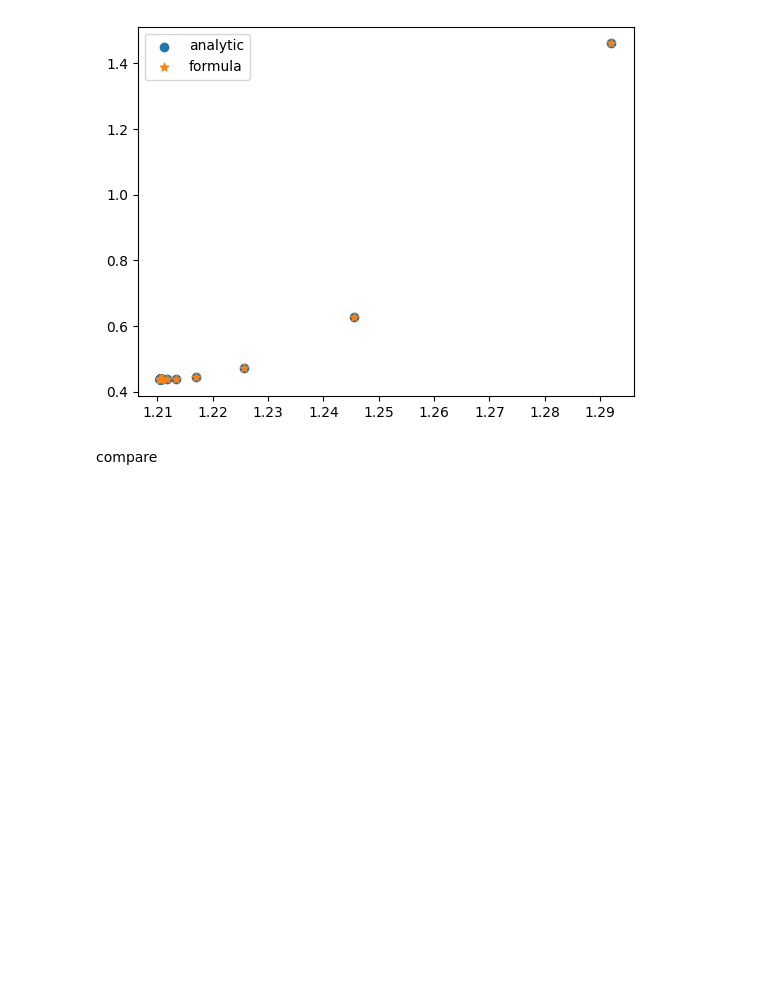
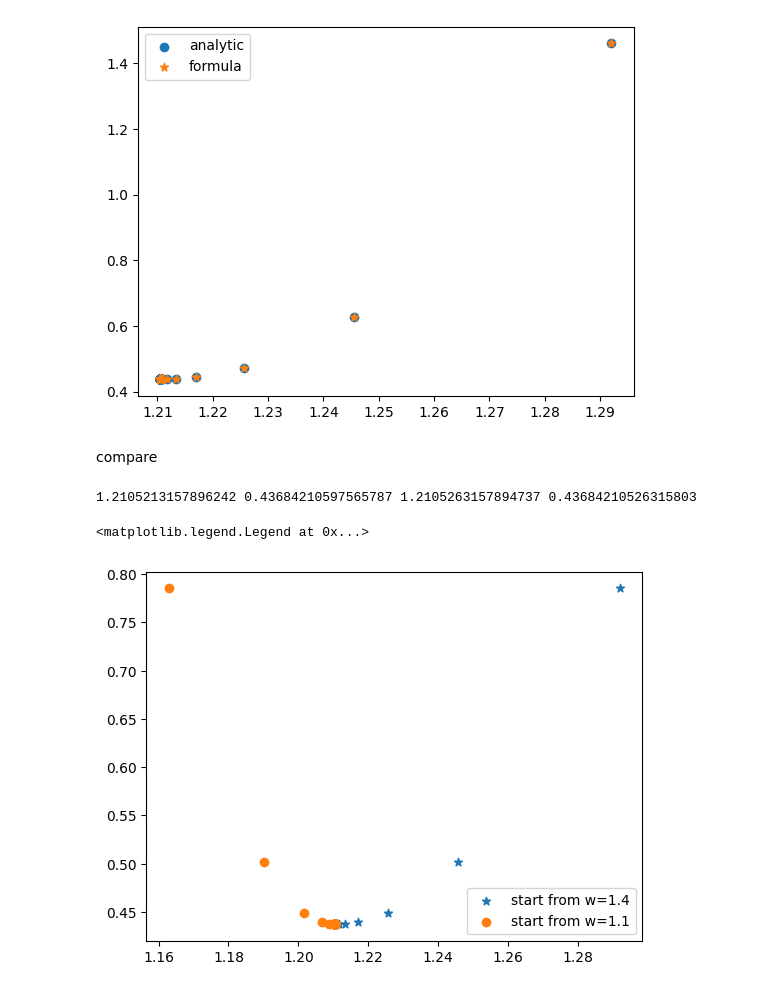
Before and after one commit to DVL-Sejong/augemented-analysis-for-industrial-data, a Jupyter notebook: Data-Analysis/Data-type-based-feature-extraction/tabular/basic/linear_regression.ipynb, the cells around one changed output. Saved outputs shown, nothing was run; the diff lists cells and outputs as text; code cells hidden in the pictures; blank space fills up the shorter version.

```diff
--- a/Data-Analysis/Data-type-based-feature-extraction/tabular/basic/linear_regression.ipynb
+++ b/Data-Analysis/Data-type-based-feature-extraction/tabular/basic/linear_regression.ipynb
@@ -146,3 +146,35 @@ plt.legend()
 [figure]
 # %% [markdown]
 compare
+# %%
+# 편미분 공식을 활용해서 GD를 진행하되, 서로 다른 w 지점으로 초기화 되었을 때의 학습 양상
+w1 = 1.4
+w2 = 1.1
+lr = 0.01
+
+list_w1 = []
+list_c1 = []
+list_w2 = []
+list_c2 = []
+
+for i in range(100): # 총 100번의 Iteration(반복)을 통해 학습을 진행해보자
+    grad, mean_cost = cal_grad(w1, cost)
+    grad2, mean_cost2 = cal_grad2(w2, cost)
+
+    w1 -= lr * grad
+    w2 -= lr * grad2
+    list_w1.append(w1)
+    list_w2.append(w2)
+    list_c1.append(mean_cost)
+    list_c2.append(mean_cost2)
+
+print(w1, mean_cost, w2, mean_cost2) # 100번의 학습이 끝난 후에 w1과 w2를 출력해보니 둘다 1.21 정도로 비슷한 값으로 수렴하는 것을 확인할 수 있다
+
+# 서로 다른 지점으로부터 시작하였더라도 학습이 진행된에 따라 둘다 같은 파라미터(w=1.21)로 수렴하는 양상을 확인할 수 있다.
+plt.scatter(list_w1, list_c2, label='start from w=1.4', marker='*')
+plt.scatter(list_w2, list_c2, label='start from w=1.1')
+plt.legend()
+# %% [output]
+1.2105213157896242 0.43684210597565787 1.2105263157894737 0.43684210526315803
+<matplotlib.legend.Legend at 0x...>
+[figure, added]
```
